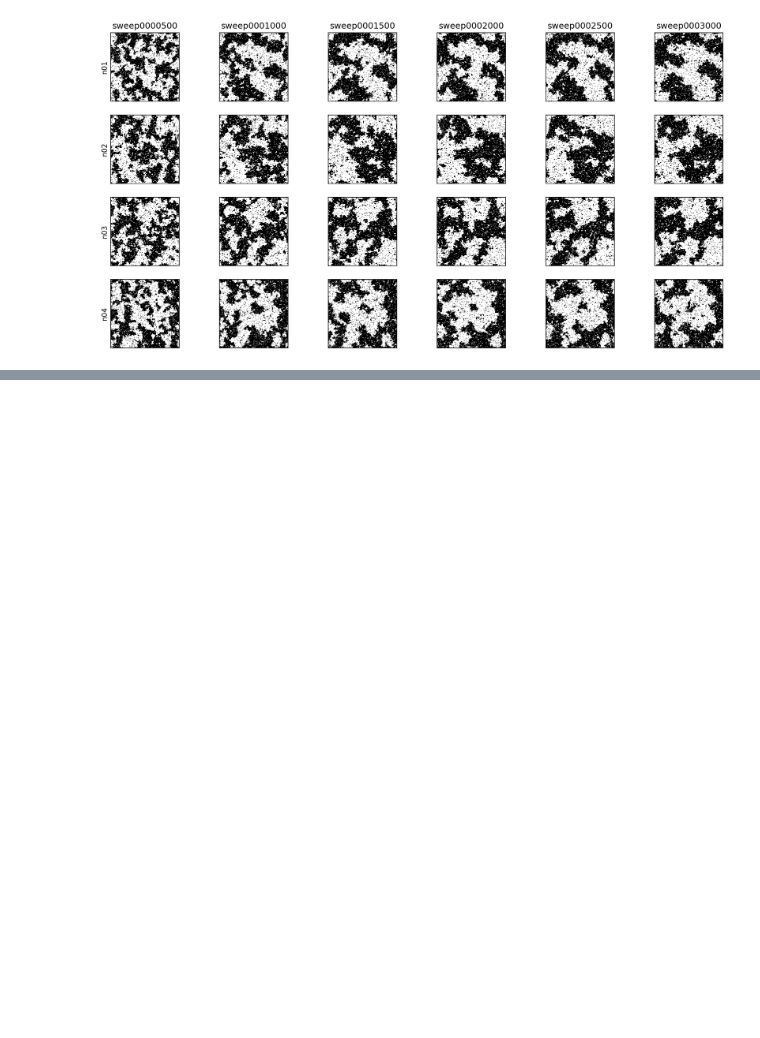
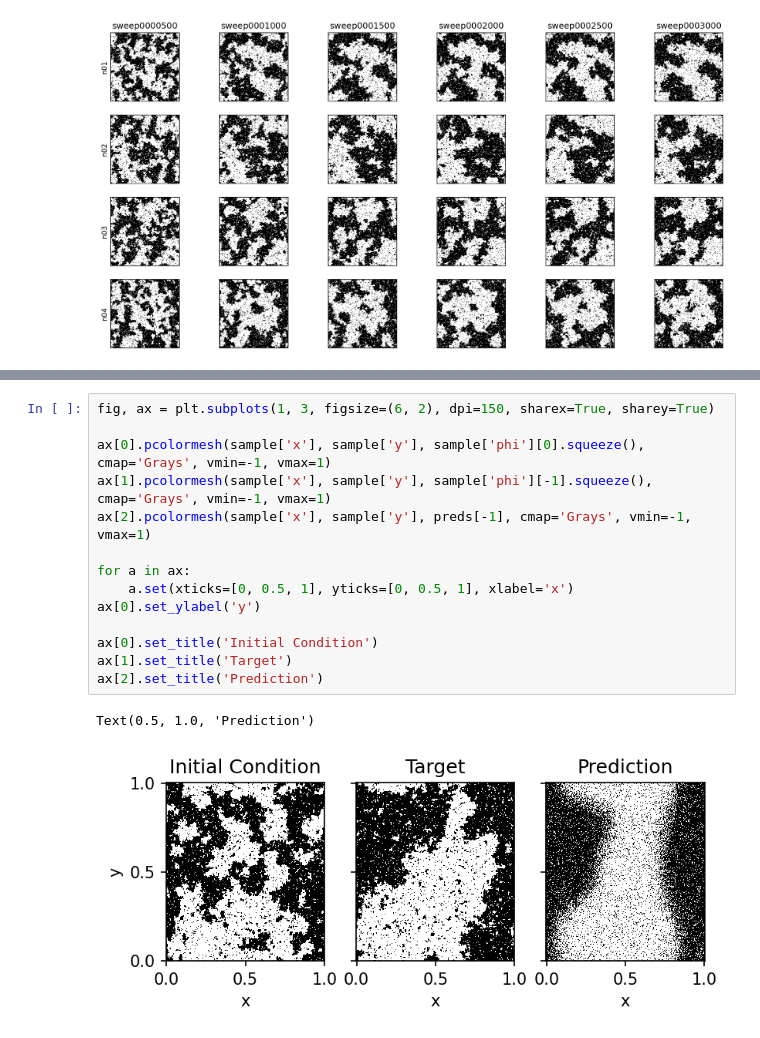
Before and after one commit to jcolen/sociohydro, a Jupyter notebook: nonlocal_ising/SimulationsForecasting.ipynb, the cells around one changed output, grey strips where cells are left out. Drawn from its saved outputs; the diff is of its cells as text; blank space fills up the shorter version.

```diff
--- a/nonlocal_ising/SimulationsForecasting.ipynb
+++ b/nonlocal_ising/SimulationsForecasting.ipynb
@@ -76,0 +174,17 @@ tensor(0.7721, grad_fn=<BinaryCrossEntropyBackward0>)
+# %%
+fig, ax = plt.subplots(1, 3, figsize=(6, 2), dpi=150, sharex=True, sharey=True)
+
+ax[0].pcolormesh(sample['x'], sample['y'], sample['phi'][0].squeeze(), cmap='Grays', vmin=-1, vmax=1)
+ax[1].pcolormesh(sample['x'], sample['y'], sample['phi'][-1].squeeze(), cmap='Grays', vmin=-1, vmax=1)
+ax[2].pcolormesh(sample['x'], sample['y'], preds[-1], cmap='Grays', vmin=-1, vmax=1)
+
+for a in ax:
+    a.set(xticks=[0, 0.5, 1], yticks=[0, 0.5, 1], xlabel='x')
+ax[0].set_ylabel('y')
+
+ax[0].set_title('Initial Condition')
+ax[1].set_title('Target')
+ax[2].set_title('Prediction')
+# %% [output]
+Text(0.5, 1.0, 'Prediction')
+[figure, added]
```
Also changed, not shown: parts of 6 cells of this notebook, 14 other files.
